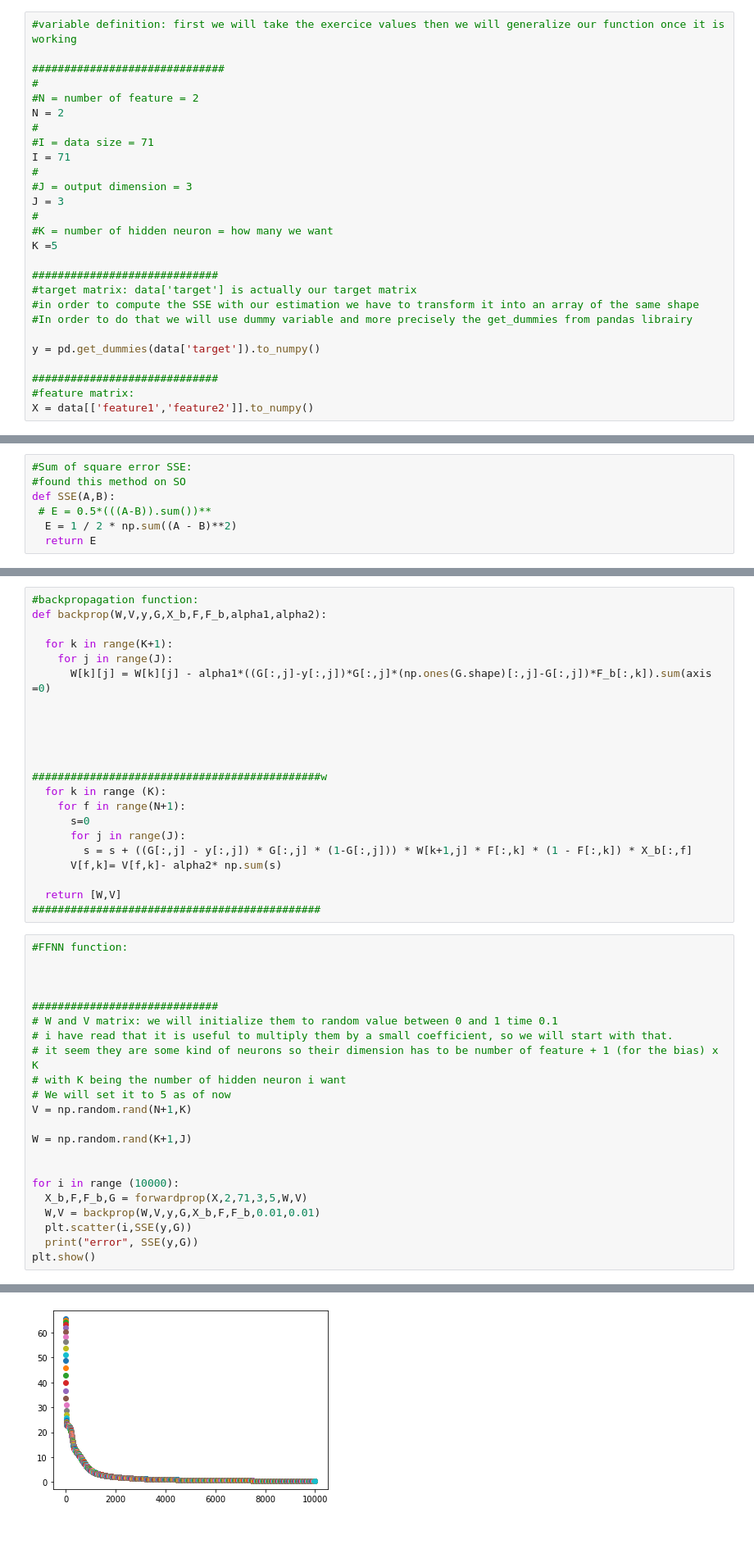
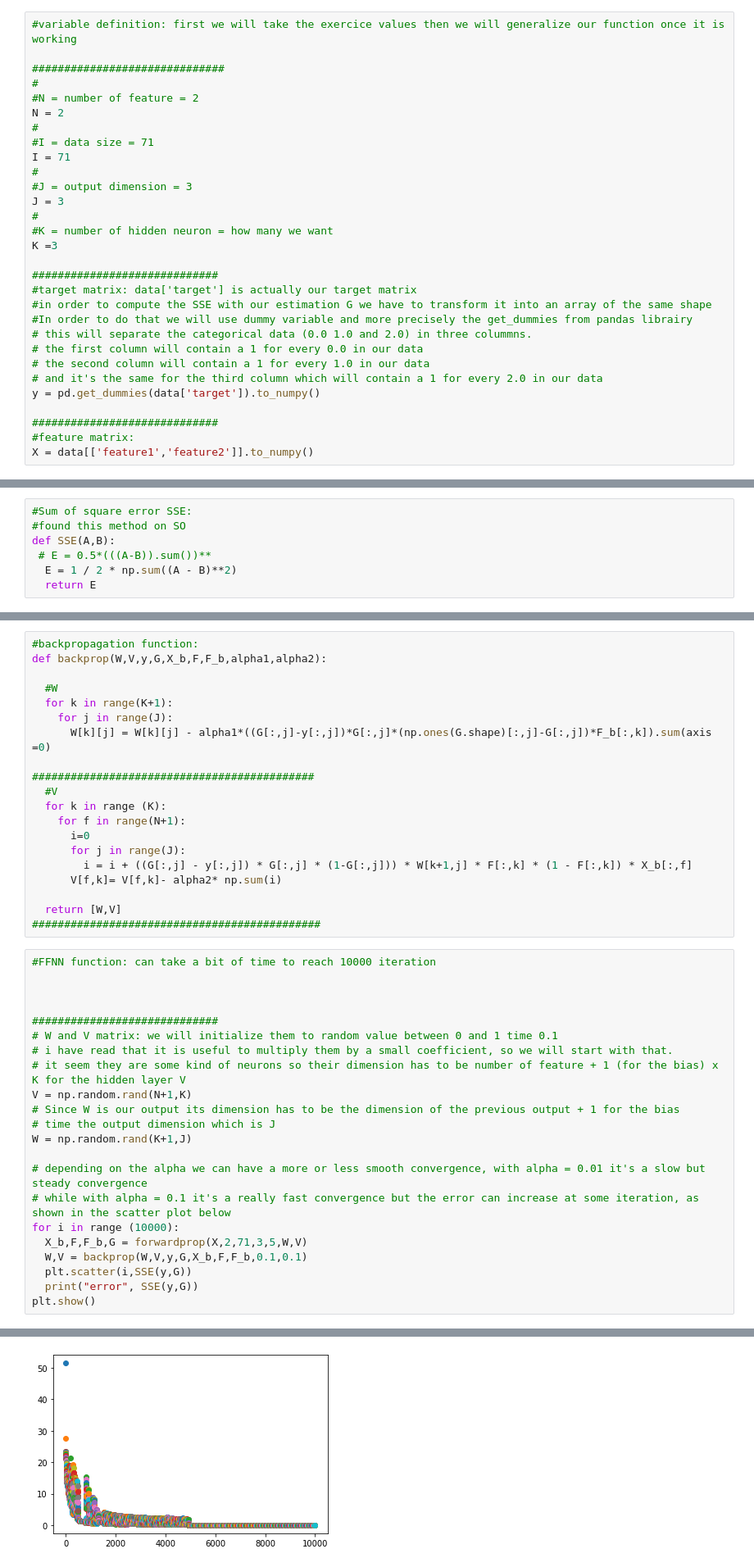
Before and after one commit to bee-llel/Machine-Learning, a Jupyter notebook: FeedForwardNeuralNetwork.ipynb, the cells around one changed output, grey strips where cells are left out. Shown: that part at 82% size. Saved outputs shown, nothing was run; the diff lists cells and outputs as text; blank space fills up the shorter version.

```diff
--- a/FeedForwardNeuralNetwork.ipynb
+++ b/FeedForwardNeuralNetwork.ipynb
@@ -42,13 +46,16 @@ I = 71
 J = 3
 #
 #K = number of hidden neuron = how many we want
-K =5
+K =3
 
 #############################
 #target matrix: data['target'] is actually our target matrix
-#in order to compute the SSE with our estimation we have to transform it into an array of the same shape
+#in order to compute the SSE with our estimation G we have to transform it into an array of the same shape
 #In order to do that we will use dummy variable and more precisely the get_dummies from pandas librairy
-
+# this will separate the categorical data (0.0 1.0 and 2.0) in three colummns.
+# the first column will contain a 1 for every 0.0 in our data
+# the second column will contain a 1 for every 1.0 in our data
+# and it's the same for the third column which will contain a 1 for every 2.0 in our data
 y = pd.get_dummies(data['target']).to_numpy()
 
 #############################
@@ -112,43 +115,41 @@ def SSE(A,B):
 #backpropagation function:
 def backprop(W,V,y,G,X_b,F,F_b,alpha1,alpha2):
 
+  #W
   for k in range(K+1):
     for j in range(J):
       W[k][j] = W[k][j] - alpha1*((G[:,j]-y[:,j])*G[:,j]*(np.ones(G.shape)[:,j]-G[:,j])*F_b[:,k]).sum(axis =0)
 
-
-
-
-
-#############################################w
+############################################
+  #V
   for k in range (K):
     for f in range(N+1):
-      s=0
+      i=0
       for j in range(J):
-        s = s + ((G[:,j] - y[:,j]) * G[:,j] * (1-G[:,j])) * W[k+1,j] * F[:,k] * (1 - F[:,k]) * X_b[:,f]
-      V[f,k]= V[f,k]- alpha2* np.sum(s)
+        i = i + ((G[:,j] - y[:,j]) * G[:,j] * (1-G[:,j])) * W[k+1,j] * F[:,k] * (1 - F[:,k]) * X_b[:,f]
+      V[f,k]= V[f,k]- alpha2* np.sum(i)
 
   return [W,V]
 #############################################
 # %%
-#FFNN function:
+#FFNN function: can take a bit of time to reach 10000 iteration
 
 
 
 #############################
 # W and V matrix: we will initialize them to random value between 0 and 1 time 0.1
 # i have read that it is useful to multiply them by a small coefficient, so we will start with that.
-# it seem they are some kind of neurons so their dimension has to be number of feature + 1 (for the bias) x K
-# with K being the number of hidden neuron i want
-# We will set it to 5 as of now
+# it seem they are some kind of neurons so their dimension has to be number of feature + 1 (for the bias) x K for the hidden layer V
 V = np.random.rand(N+1,K)
-
+# Since W is our output its dimension has to be the dimension of the previous output + 1 for the bias
+# time the output dimension which is J
 W = np.random.rand(K+1,J)
 
-
+# depending on the alpha we can have a more or less smooth convergence, with alpha = 0.01 it's a slow but steady convergence
+# while with alpha = 0.1 it's a really fast convergence but the error can increase at some iteration, as shown in the scatter plot below
 for i in range (10000):
   X_b,F,F_b,G = forwardprop(X,2,71,3,5,W,V)
-  W,V = backprop(W,V,y,G,X_b,F,F_b,0.01,0.01)
+  W,V = backprop(W,V,y,G,X_b,F,F_b,0.1,0.1)
   plt.scatter(i,SSE(y,G))
   print("error", SSE(y,G))
 plt.show()
@@ -173,2 +174,2 @@ error 0.47957968721882765
-[figure, old version]
+[figure, new version]
 # %%
```
Also changed, not shown: parts of 11 cells of this notebook.
